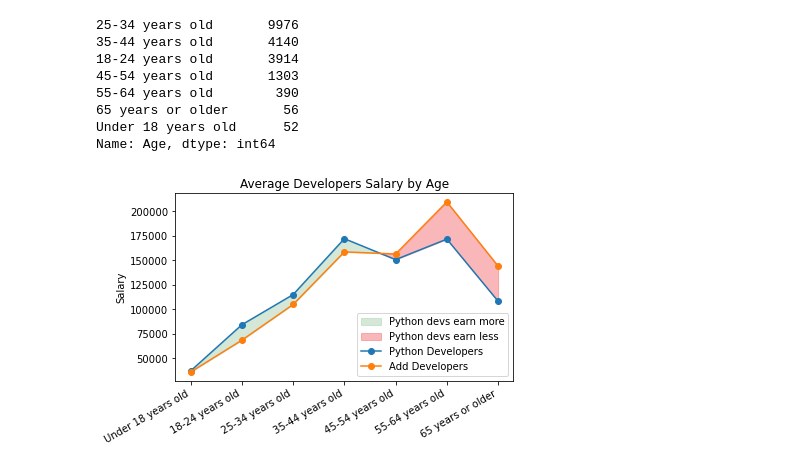
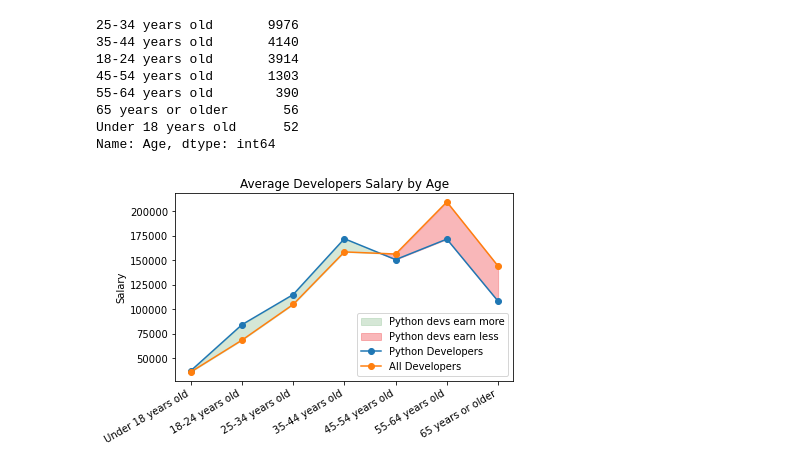
Before and after one commit to KekStroke/pandas-practice, a Jupyter notebook: Pandas Demo.ipynb, the cells around one changed output. Saved outputs shown, nothing was run; the diff lists cells and outputs as text; code cells hidden in the pictures.

```diff
--- a/Pandas Demo.ipynb
+++ b/Pandas Demo.ipynb
@@ -218,31 +219,31 @@ def get_average_salary_by_age(df, s):
     lst = list(df.loc[(df['Age'] == s), 'ConvertedCompYearly'])
     return sum(lst)/len(lst)
 # %%
-ax_indices = ["Under 18 years old", "18-24 years old", "25-34 years old", "35-44 years old", "45-54 years old",
-              "55-64 years old", "65 years or older"]
-y_python = [get_average_salary_by_age(df_python, s) for s in ax_indices]
-y_all = [get_average_salary_by_age(df_all, s) for s in ax_indices]
+ax_indices = pd.Series(["Under 18 years old", "18-24 years old", "25-34 years old", "35-44 years old", "45-54 years old",
+              "55-64 years old", "65 years or older"])
+y_python = pd.Series([get_average_salary_by_age(df_python, s) for s in ax_indices])
+y_all = pd.Series([get_average_salary_by_age(df_all, s) for s in ax_indices])
 # %%
 fig, ax = plt.subplots()
 
 ax.fill_between(ax_indices, y_python, y2=y_all, where=(pd.Series(y_python) > pd.Series(y_all)) ,color='#ACD1AF',
                 interpolate=True, alpha=0.5, label='Python devs earn more')
 ax.fill_between(ax_indices, y_python, y2=y_all, where=(pd.Series(y_python) < pd.Series(y_all)) ,color='#F47174',
                 interpolate=True, alpha=0.5, label='Python devs earn less')
 
 ax.plot_date(ax_indices, y_python, linestyle='solid', label='Python Developers')
-ax.plot_date(ax_indices, y_all, linestyle='solid', label='Add Developers')
+ax.plot_date(ax_indices, y_all, linestyle='solid', label='All Developers')
 
 fig.autofmt_xdate()
 
 ax.set_ylabel('Salary')
 ax.set_title('Average Developers Salary by Age')
 ax.legend(loc="lower right")
 
-fig.savefig('AverageDevSalaryByAge.png')
+fig.savefig('AverageDevSalaryByAge(line).png')
 
 fig.tight_layout()
 
 plt.show()
 # %% [output]
-[figure, old version]
+[figure, new version]
```
Also changed, not shown: parts of 2 cells of this notebook, 3 other files.
